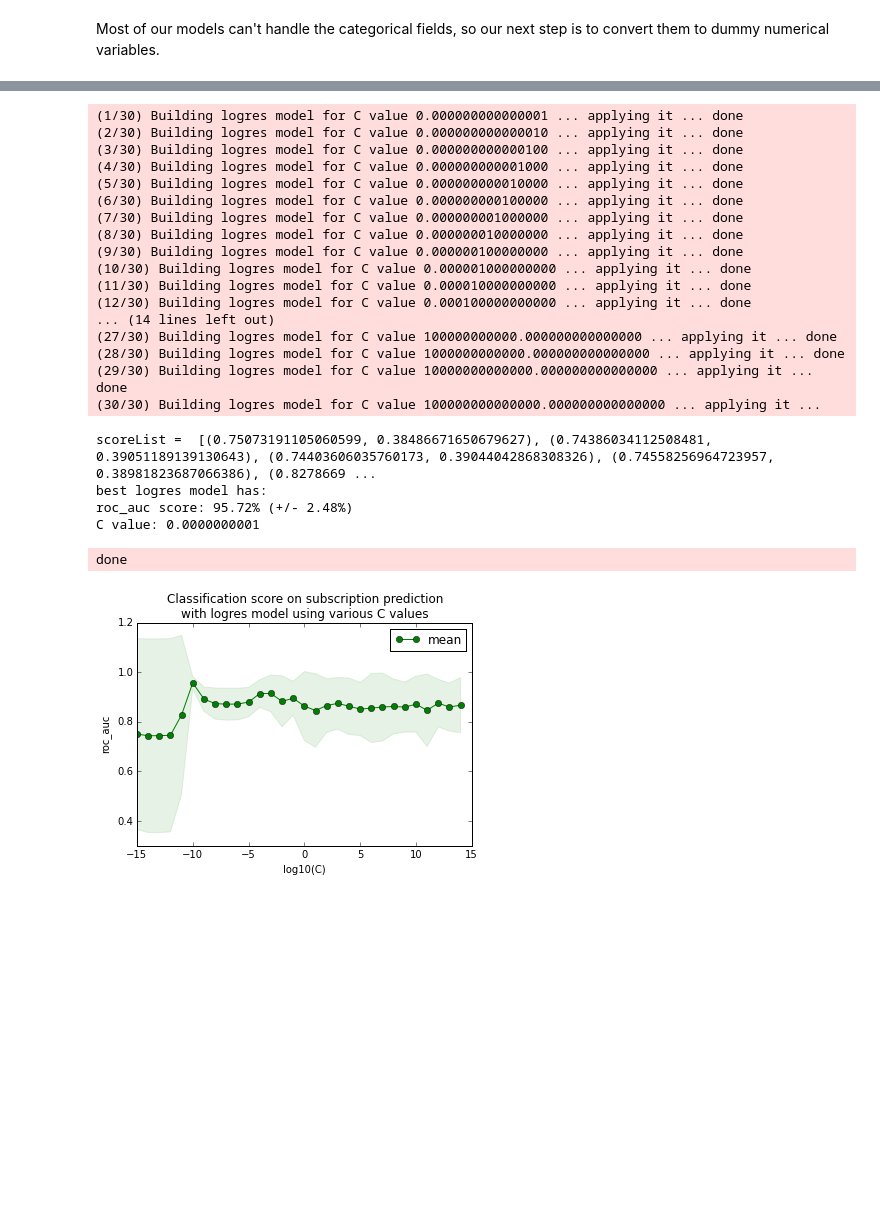
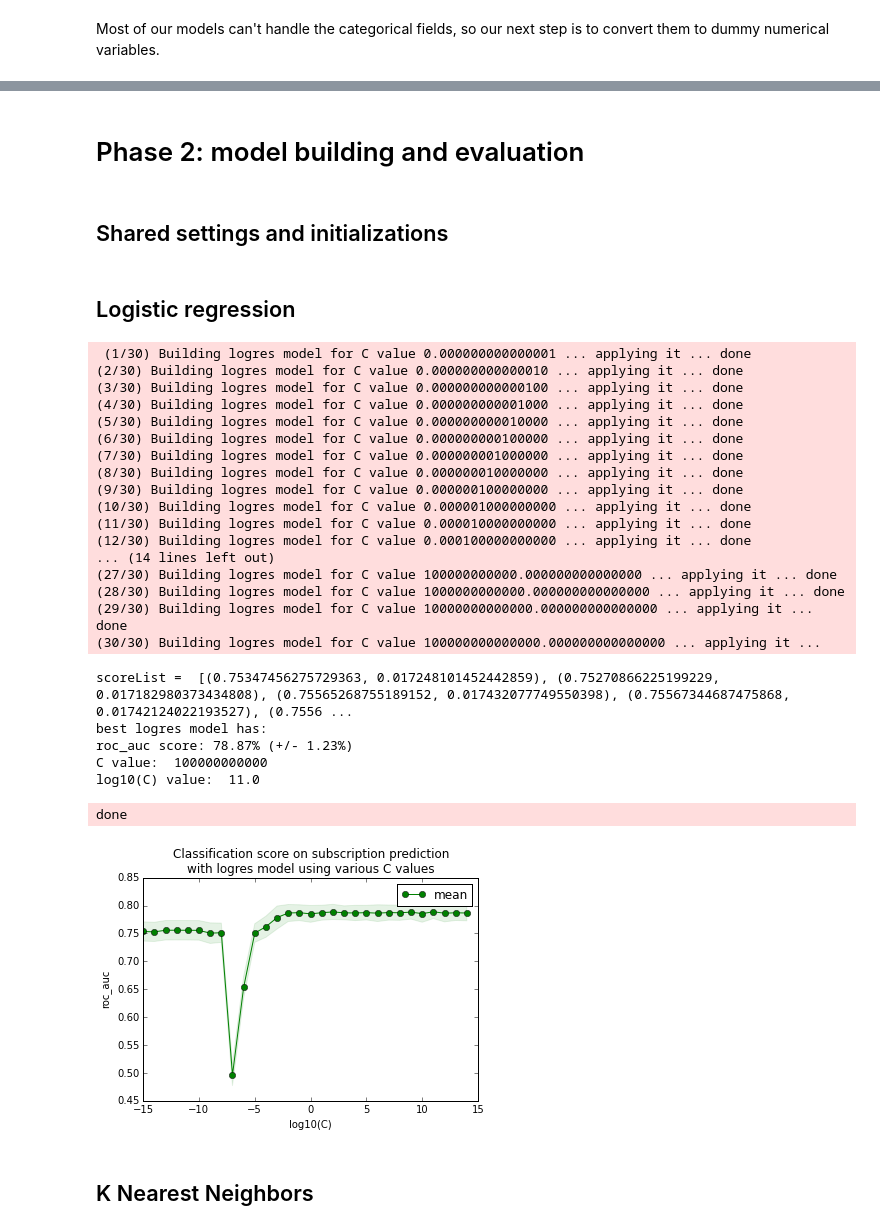
Before and after one commit to fdurant/mcnulty_banking, a Jupyter notebook: project_mcnulty_banking.ipynb, the cells around one changed output, grey strips where cells are left out. Cells and saved outputs as stored; diff of their text form; code cells hidden in the pictures; blank space fills up the shorter version.

```diff
--- a/project_mcnulty_banking.ipynb
+++ b/project_mcnulty_banking.ipynb
@@ -125,17 +131,30 @@ Index([u'age', u'duration', u'campaign', u'pdays', u'previous', u'emp_var_rate',
+# %% [markdown]
+# Phase 2: model building and evaluation
+# %% [markdown]
+## Shared settings and initializations
+# %%
+%matplotlib inline
+import sys
+from sklearn.cross_validation import cross_val_score, KFold
+from sklearn.metrics import roc_auc_score
+from matplotlib import pyplot as plt
+from math import log10
+from time import sleep
+
+X_values = bankDF2.copy()
+X_values.drop('y', axis=1, inplace=True)
+y_values = bankDF2['y']
+
+scorerType = 'roc_auc'
+
+nrCrossValidationFolds=10
+# We MUST shuffle, because the data seem to be somehow ordered by date,
+# resulting in grouped rows of similar socio-economic value combinations!!!
+cvGenerator = KFold(len(X_values), n_folds=nrCrossValidationFolds, shuffle=True)
+# %% [markdown]
+## Logistic regression
 # %%
-%matplotlib inline
-import sys
 from sklearn.linear_model import LogisticRegression
-from sklearn.cross_validation import cross_val_score
-from sklearn.metrics import accuracy_score
-from sklearn.metrics import roc_auc_score
-from matplotlib import pyplot as plt
-from math import log10
-from time import sleep
-
-X_values = bankDF2.copy()
-X_values.drop('y', axis=1, inplace=True)
-y_values = bankDF2['y']
 
 cValues = [pow(10,(x-15)) for x in range(30)]
 #print "cValues = ", cValues
@@ -144,17 +163,15 @@ cValues = [pow(10,(x-15)) for x in range(30)]
 # See http://scikit-learn.org/stable/modules/generated/sklearn.linear_model.LogisticRegression.html
 #classWeight = 'auto'
 classWeight = None
-nrCrossValidationFolds=10
 
 estimators = []
 scoreList = []
-scorerType = 'roc_auc'
 for i in range(len(cValues)):
     c = cValues[i]
     print >> sys.stderr, "(%d/%d) Building logres model for C value %1.15f ..." % (i+1,len(cValues),c),
     estimator = LogisticRegression(C=c,class_weight=classWeight)
     print >> sys.stderr, "applying it ...",
-    scores = cross_val_score(estimator, X_values, y=y_values, scoring=scorerType, cv=nrCrossValidationFolds, n_jobs=1)
+    scores = cross_val_score(estimator, X_values, y=y_values, scoring=scorerType, cv=cvGenerator, n_jobs=1)
     estimators.append(estimator)
     scoreList.append((scores.mean(),scores.std()))
     print >> sys.stderr, "done"
@@ -166,6 +183,9 @@ meanScores = [x[0] for x in scoreList]
 bestModelIndex = meanScores.index(max(meanScores))
 print "best logres model has:"
 print "%s score: %2.2f%% (+/- %2.2f%%)" % (scorerType, scoreList[bestModelIndex][0] * 100, scoreList[bestModelIndex][1] * 100)
-print "C value: %1.10f" % cValues[bestModelIndex]
+bestCValue = cValues[bestModelIndex]
+bestLogCValue = log10(bestCValue)
+print "C value: ", bestCValue
+print "log10(C) value: ", bestLogCValue
 
 fig = plt.figure()
@@ -183,22 +203,25 @@ plt.show()
 (2/30) Building logres model for C value 0.000000000000010 ... applying it ... done
 (3/30) Building logres model for C value 0.000000000000100 ... applying it ... done
 (4/30) Building logres model for C value 0.000000000001000 ... applying it ... done
 (5/30) Building logres model for C value 0.000000000010000 ... applying it ... done
 (6/30) Building logres model for C value 0.000000000100000 ... applying it ... done
 (7/30) Building logres model for C value 0.000000001000000 ... applying it ... done
 (8/30) Building logres model for C value 0.000000010000000 ... applying it ... done
 (9/30) Building logres model for C value 0.000000100000000 ... applying it ... done
 (10/30) Building logres model for C value 0.000001000000000 ... applying it ... done
 (11/30) Building logres model for C value 0.000010000000000 ... applying it ... done
 (12/30) Building logres model for C value 0.000100000000000 ... applying it ... done
 ... (14 lines left out)
 (27/30) Building logres model for C value 100000000000.000000000000000 ... applying it ... done
 (28/30) Building logres model for C value 1000000000000.000000000000000 ... applying it ... done
 (29/30) Building logres model for C value 10000000000000.000000000000000 ... applying it ... done
 (30/30) Building logres model for C value 100000000000000.000000000000000 ... applying it ...
-scoreList =  [(0.75073191105060599, 0.38486671650679627), (0.74386034112508481, 0.39051189139130643), (0.74403606035760173, 0.39044042868308326), (0.74558256964723957, 0.38981823687066386), (0.8278669 ...
+scoreList =  [(0.75347456275729363, 0.017248101452442859), (0.75270866225199229, 0.017182980373434808), (0.75565268755189152, 0.017432077749550398), (0.75567344687475868, 0.01742124022193527), (0.7556 ...
 best logres model has:
-roc_auc score: 95.72% (+/- 2.48%)
-C value: 0.0000000001
+roc_auc score: 78.87% (+/- 1.23%)
+C value:  100000000000
+log10(C) value:  11.0
 done
-[figure, old version]
+[figure, new version]
+# %% [markdown]
+## K Nearest Neighbors
```
Also changed, not shown: parts of 6 cells of this notebook.
